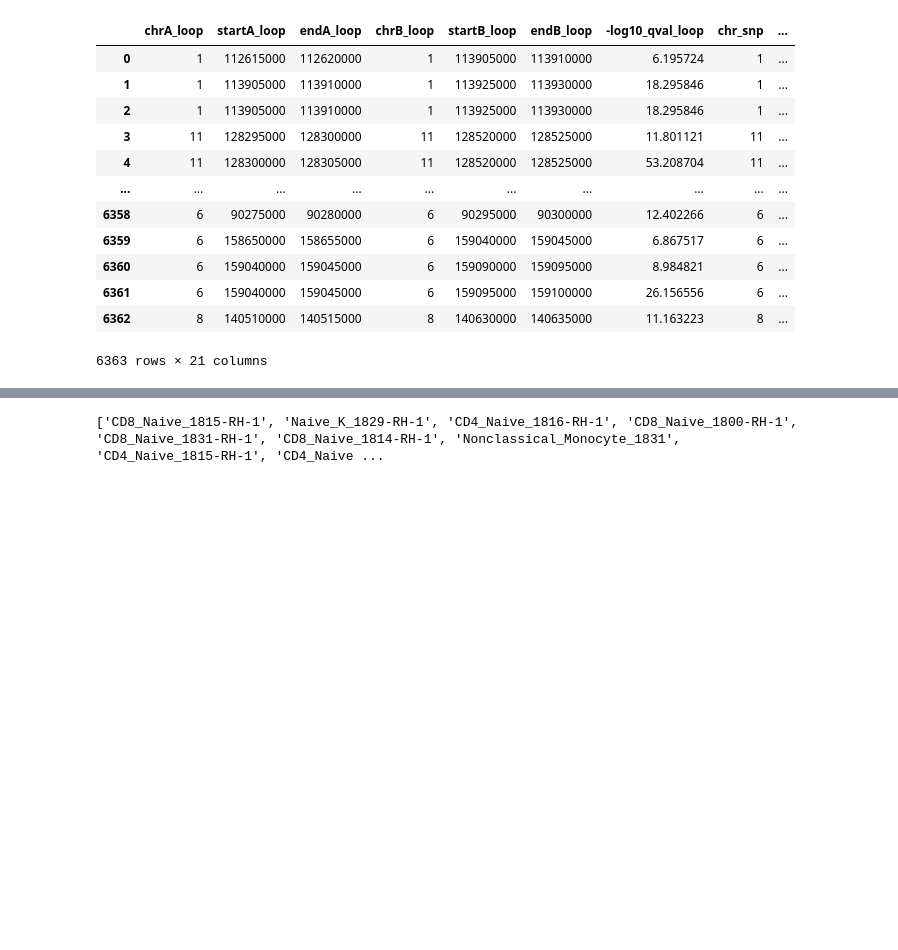
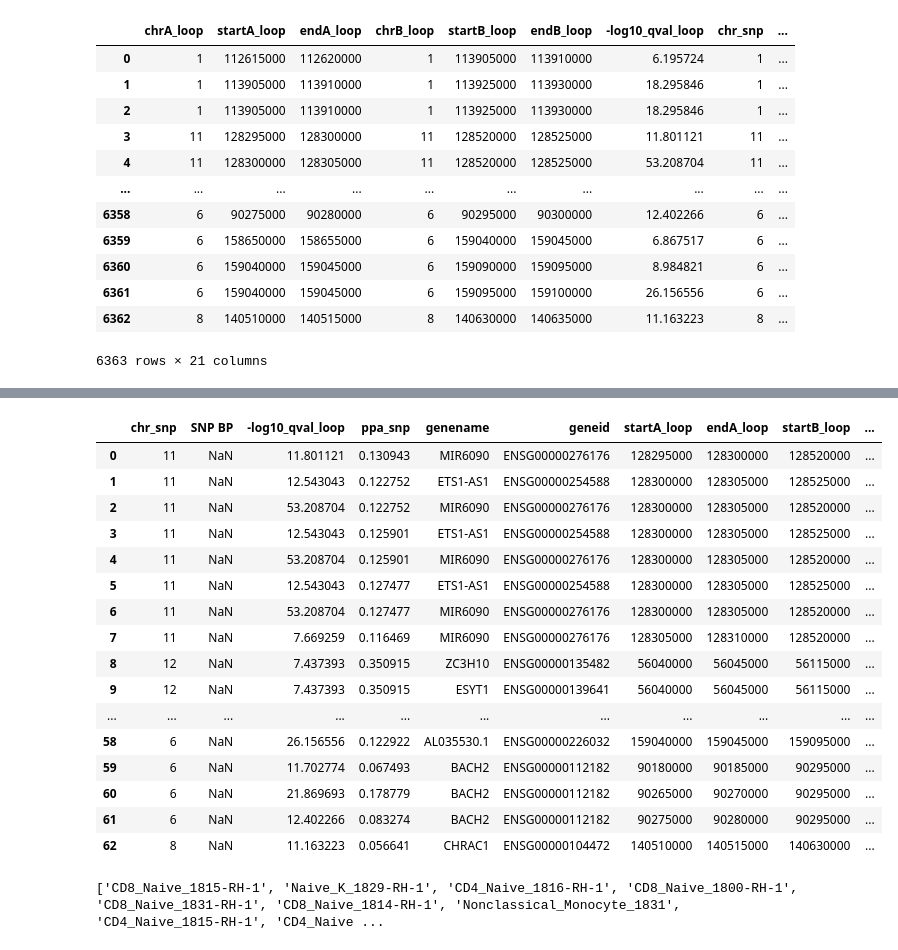
Before and after one commit to ay-lab-team/Loop-Catalog-SGLs, a Jupyter notebook: workflow/qscripts/finemap/LC.Summary_of_FineMapping_SGLs.ipynb, the cells around one changed output, grey strips where cells are left out. Drawn from its saved outputs; the diff is of its cells as text; code cells hidden in the pictures; blank space fills up the shorter version.

```diff
--- a/workflow/qscripts/finemap/LC.Summary_of_FineMapping_SGLs.ipynb
+++ b/workflow/qscripts/finemap/LC.Summary_of_FineMapping_SGLs.ipynb
@@ -101,3 +119,28 @@ grouped_df
+# %%
+# Output table for Boostrap DataTable
+output_df = grouped_df.copy(deep=True)
+output_df = output_df.reindex(columns=['chr_snp', 'SNP BP', '-log10_qval_loop', 'ppa_snp',
+                                       'genename', 'geneid', 'startA_loop', 'endA_loop',
+                                       'startB_loop', 'endB_loop', 'sample_name'])
+output_df
+# %% [output]
+|  | chr_snp | SNP BP | -log10_qval_loop | ppa_snp | genename | geneid | startA_loop | endA_loop | startB_loop | ... |
+| 0 | 11 | NaN | 11.801121 | 0.130943 | MIR6090 | ENSG00000276176 | 128295000 | 128300000 | 128520000 | ... |
+| 1 | 11 | NaN | 12.543043 | 0.122752 | ETS1-AS1 | ENSG00000254588 | 128300000 | 128305000 | 128525000 | ... |
+| 2 | 11 | NaN | 53.208704 | 0.122752 | MIR6090 | ENSG00000276176 | 128300000 | 128305000 | 128520000 | ... |
+| 3 | 11 | NaN | 12.543043 | 0.125901 | ETS1-AS1 | ENSG00000254588 | 128300000 | 128305000 | 128525000 | ... |
+| 4 | 11 | NaN | 53.208704 | 0.125901 | MIR6090 | ENSG00000276176 | 128300000 | 128305000 | 128520000 | ... |
+| 5 | 11 | NaN | 12.543043 | 0.127477 | ETS1-AS1 | ENSG00000254588 | 128300000 | 128305000 | 128525000 | ... |
+| 6 | 11 | NaN | 53.208704 | 0.127477 | MIR6090 | ENSG00000276176 | 128300000 | 128305000 | 128520000 | ... |
+| 7 | 11 | NaN | 7.669259 | 0.116469 | MIR6090 | ENSG00000276176 | 128305000 | 128310000 | 128520000 | ... |
+| 8 | 12 | NaN | 7.437393 | 0.350915 | ZC3H10 | ENSG00000135482 | 56040000 | 56045000 | 56115000 | ... |
+| 9 | 12 | NaN | 7.437393 | 0.350915 | ESYT1 | ENSG00000139641 | 56040000 | 56045000 | 56115000 | ... |
+| ... | ... | ... | ... | ... | ... | ... | ... | ... | ... | ... |
+| 58 | 6 | NaN | 26.156556 | 0.122922 | AL035530.1 | ENSG00000226032 | 159040000 | 159045000 | 159095000 | ... |
+| 59 | 6 | NaN | 11.702774 | 0.067493 | BACH2 | ENSG00000112182 | 90180000 | 90185000 | 90295000 | ... |
+| 60 | 6 | NaN | 21.869693 | 0.178779 | BACH2 | ENSG00000112182 | 90265000 | 90270000 | 90295000 | ... |
+| 61 | 6 | NaN | 12.402266 | 0.083274 | BACH2 | ENSG00000112182 | 90275000 | 90280000 | 90295000 | ... |
+| 62 | 8 | NaN | 11.163223 | 0.056641 | CHRAC1 | ENSG00000104472 | 140510000 | 140515000 | 140630000 | ... |
 # %%
 # Test if I group_by worked
 test_str = grouped_df["sample_name"][1]
```
Also changed, not shown: parts of 5 cells of this notebook.
